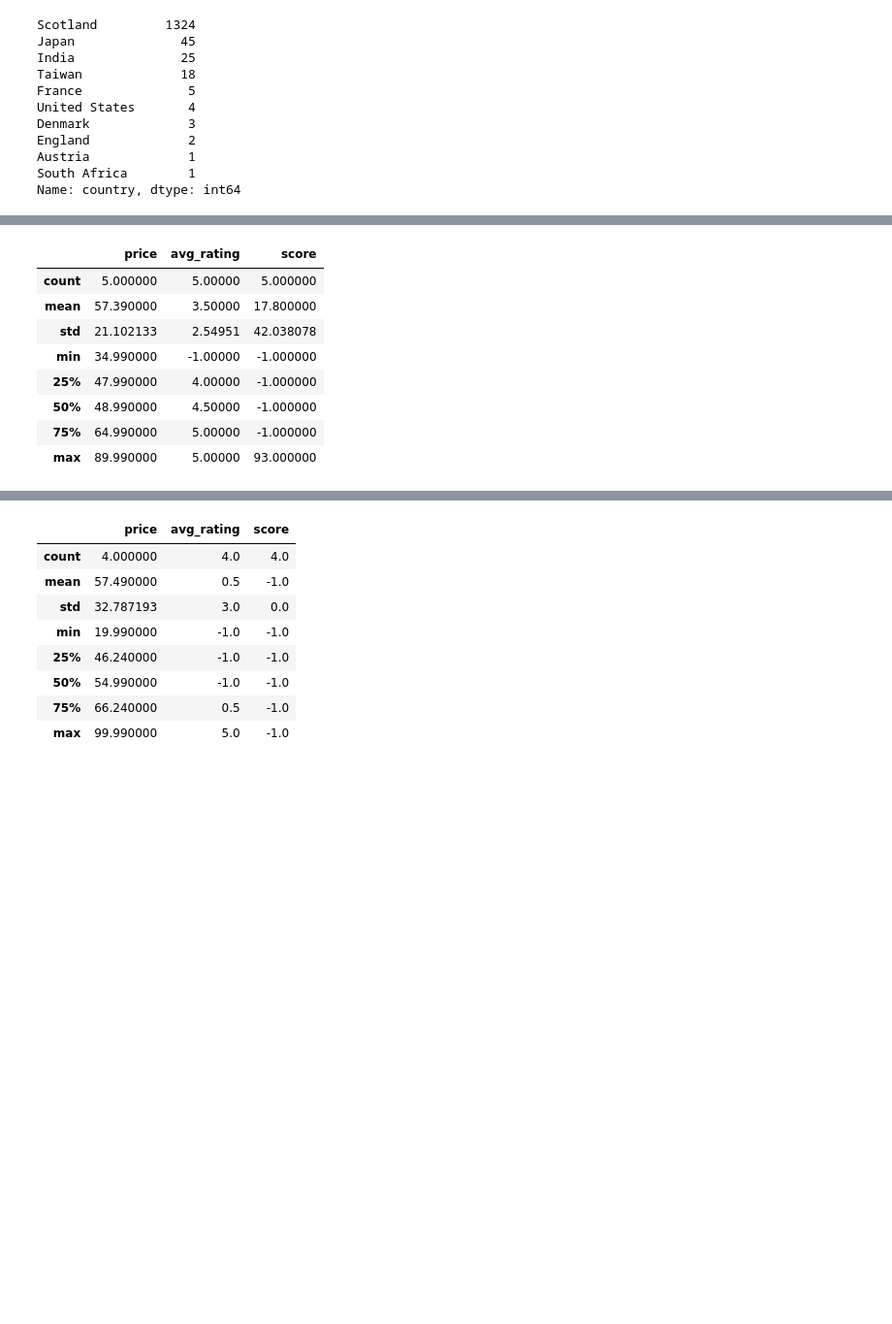
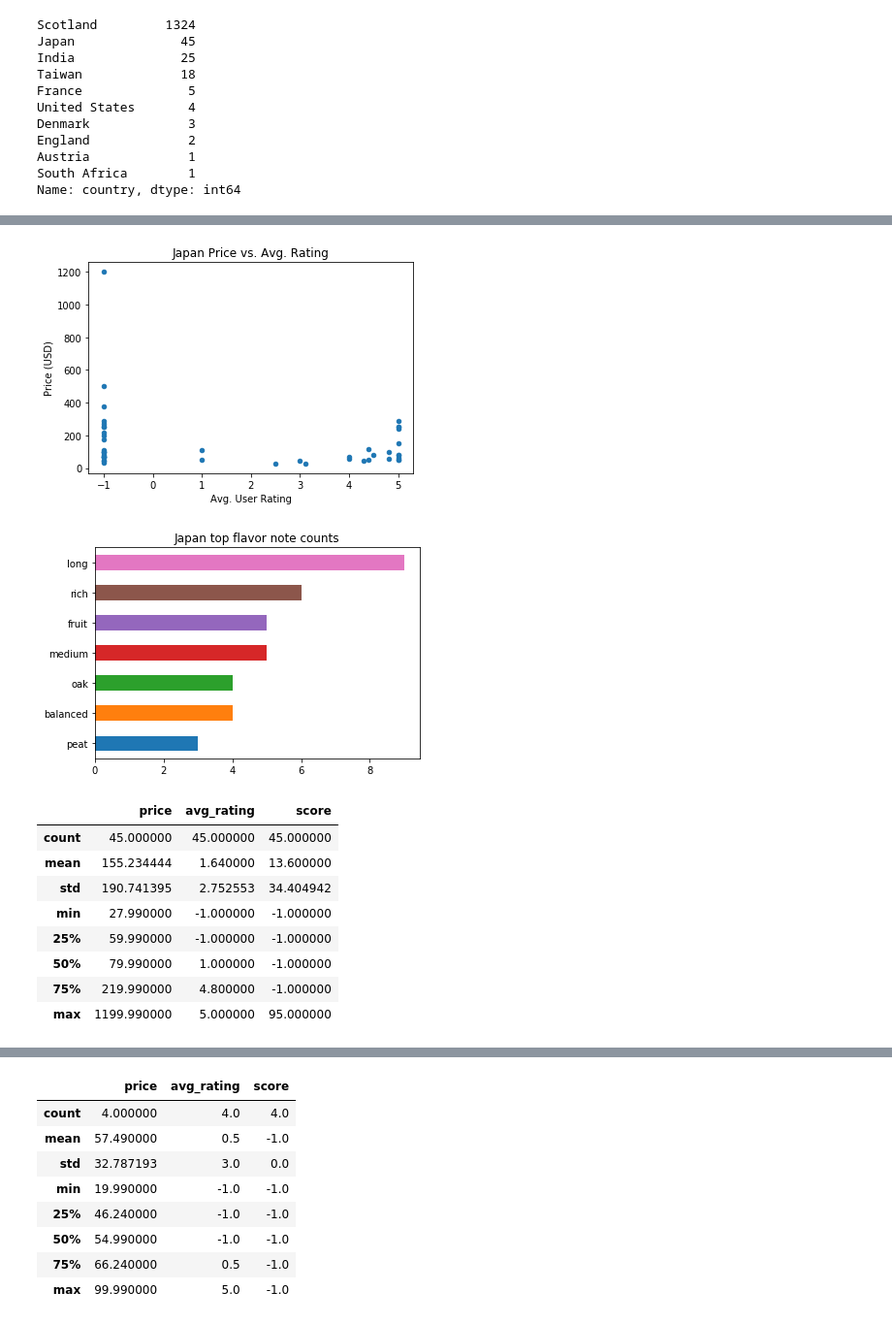
Before and after one commit to samuel-stack/Whiskey-Recommender, a Jupyter notebook: 3-Scotch-EDA.ipynb, the cells around one changed output, grey strips where cells are left out. Shown: that part at 97% size. Cells and saved outputs as stored; diff of their text form; code cells hidden in the pictures; blank space fills up the shorter version.

```diff
--- a/3-Scotch-EDA.ipynb
+++ b/3-Scotch-EDA.ipynb
@@ -464,12 +401,31 @@ df[df['country'] == 'France']
-# %%
-df[df['country'] == 'France'].describe()
-# %% [output]
-|  | price | avg_rating | score |
-| count | 5.000000 | 5.00000 | 5.000000 |
-| mean | 57.390000 | 3.50000 | 17.800000 |
-| std | 21.102133 | 2.54951 | 42.038078 |
-| min | 34.990000 | -1.00000 | -1.000000 |
-| 25% | 47.990000 | 4.00000 | -1.000000 |
-| 50% | 48.990000 | 4.50000 | -1.000000 |
-| 75% | 64.990000 | 5.00000 | -1.000000 |
-| max | 89.990000 | 5.00000 | 93.000000 |
+# %%
+def country_info(country):
+    df[df['country'] == country].plot(x ='avg_rating', y =  'price',kind='scatter')
+    plt.title(country+' Price vs. Avg. Rating')
+    plt.xlabel('Avg. User Rating')
+    plt.ylabel('Price (USD)')
+    plt.show();
+
+    cvec = CountVectorizer()
+    df_t = pd.DataFrame(cvec.fit_transform(df[(df['country'] == country) & (df['taste'] != 'None')]['taste']).todense(),
+        columns = cvec.get_feature_names())
+
+    df_t.sum().sort_values(ascending = True).tail(7).plot('barh');
+    plt.title(country+' top flavor note counts')
+    plt.show()
+
+    return df[df['country'] == country].describe()
+# %%
+country_info('Japan')
+# %% [output]
+[figure, added]
+[figure, added]
+|  | price | avg_rating | score |
+| count | 45.000000 | 45.000000 | 45.000000 |
+| mean | 155.234444 | 1.640000 | 13.600000 |
+| std | 190.741395 | 2.752553 | 34.404942 |
+| min | 27.990000 | -1.000000 | -1.000000 |
+| 25% | 59.990000 | -1.000000 | -1.000000 |
+| 50% | 79.990000 | 1.000000 | -1.000000 |
+| 75% | 219.990000 | 4.800000 | -1.000000 |
+| max | 1199.990000 | 5.000000 | 95.000000 |
```
Also changed, not shown: parts of 24 cells of this notebook, 3 other files.
